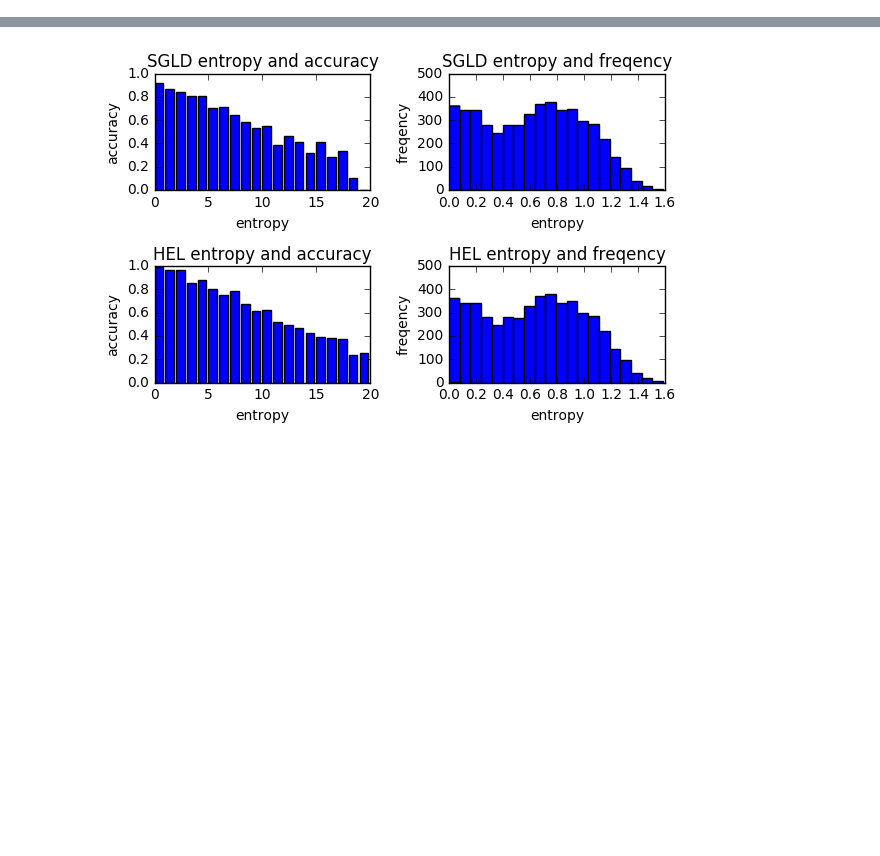
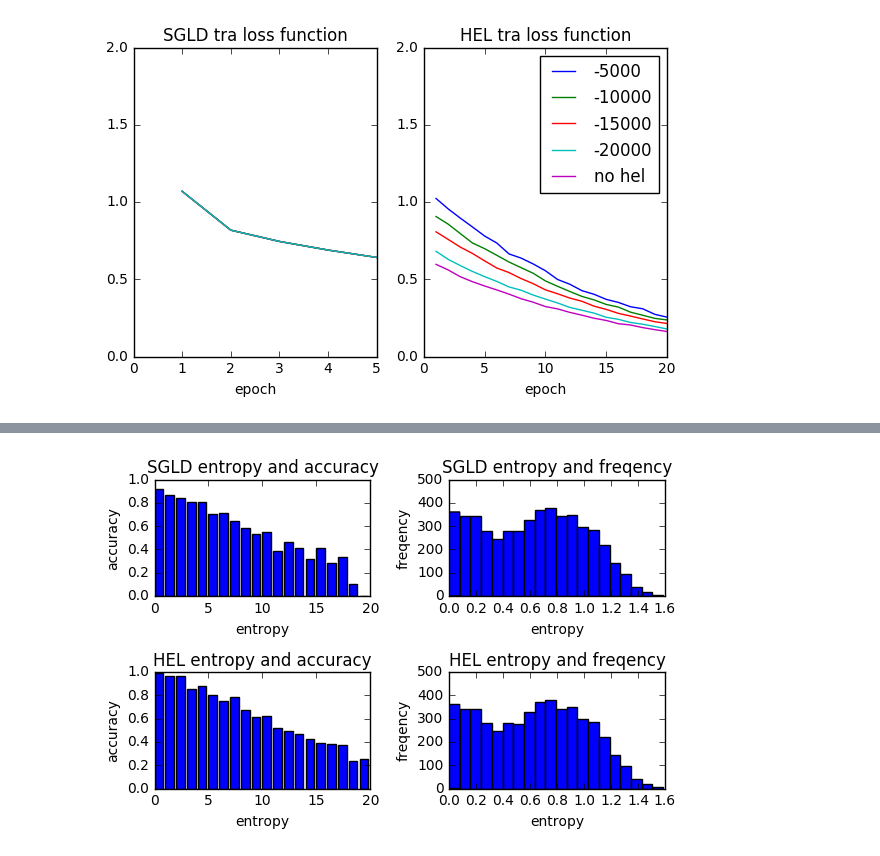
Before and after one commit to maeyon/DeepLearning_chainer, a Jupyter notebook: CIFAR5/CIFAR5.ipynb, the cells around one changed output, grey strips where cells are left out. Saved outputs shown, nothing was run; the diff lists cells and outputs as text; code cells hidden in the pictures; blank space fills up the shorter version.

```diff
--- a/CIFAR5/CIFAR5.ipynb
+++ b/CIFAR5/CIFAR5.ipynb
@@ -1,3 +1,67 @@
+# %%
+import numpy as np
+import json
+import matplotlib.pyplot as plt
+
+with open("HEL/log", "r") as f:
+    data = json.load(f)
+
+epoch = np.arange(len(data)) + 1
+tra_loss = []
+
+for i in xrange(len(data)):
+    tra_loss.append(data[i]["main/loss"])
+
+tra_loss = np.array(tra_loss)
+
+plt.subplot(121)
+plt.plot(epoch, tra_loss)
+plt.legend(loc='best')
+plt.title('SGLD tra loss function')
+plt.xlabel('epoch')
+plt.xlim(0)
+plt.ylim(0, 2)
+
+plt.subplot(122)
+
+for k in xrange(1, 5):
+
+    with open("HEL/hel_{}".format(k), "r") as f:
+        data = json.load(f)
+
+        tra_loss = []
+        epoch = np.arange(len(data)) + 1
+
+        for i in xrange(len(data)):
+            tra_loss.append(data[i]["main/loss"])
+
+        tra_loss = np.array(tra_loss)
+
+        plt.plot(epoch, tra_loss, label='-{}'.format(5000*k))
+
+with open("HEL/no_hel", "r") as f:
+    data = json.load(f)
+
+epoch = np.arange(len(data)) + 1
+tra_loss = []
+
+for i in xrange(len(data)):
+    tra_loss.append(data[i]["main/loss"])
+
+tra_loss = np.array(tra_loss)
+
+plt.plot(epoch, tra_loss, label='no hel')
+
+plt.legend(loc='best')
+plt.title('HEL tra loss function')
+plt.xlabel('epoch')
+plt.ylim(0, 2.)
+
+plt.tight_layout()
+
+plt.show()
+# %% [output]
+[figure, added]
 # %%
 import numpy as np
 import json
```
Also changed, not shown: parts of 3 cells of this notebook, 25 other files.
